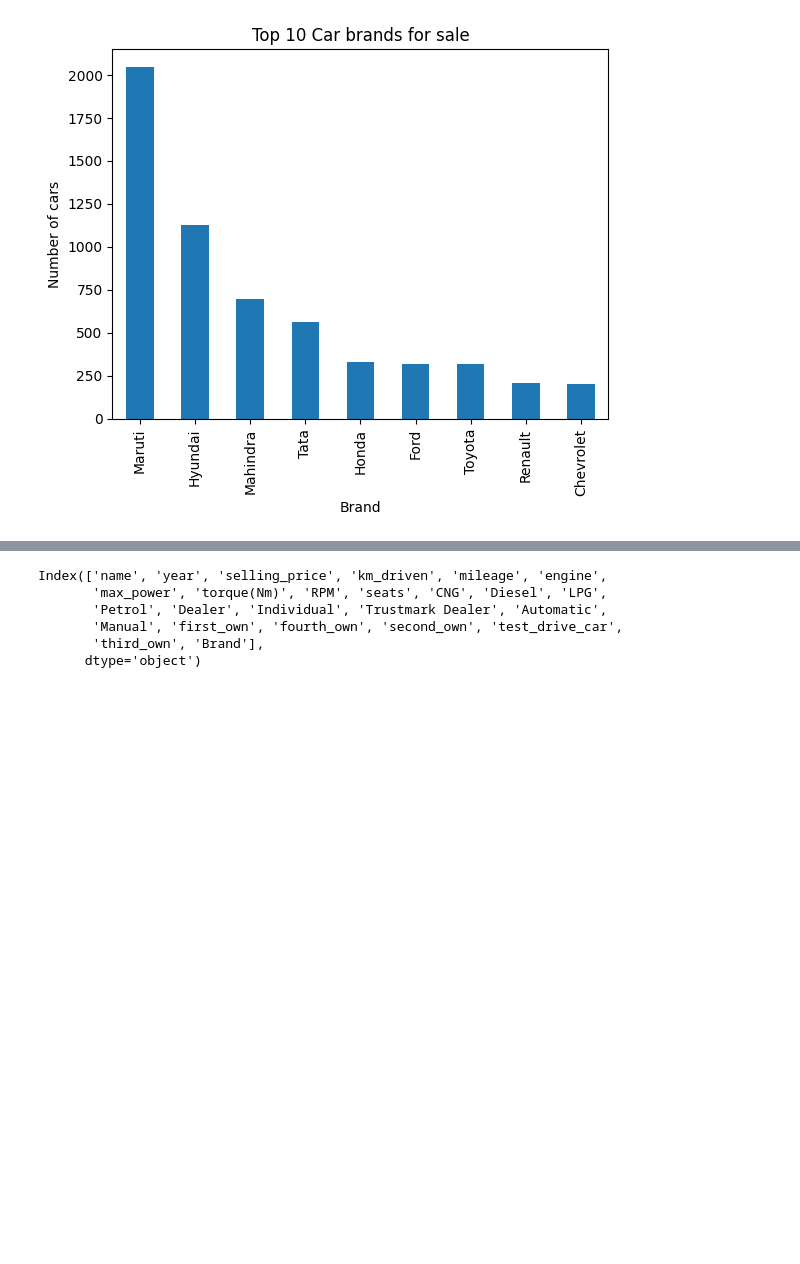
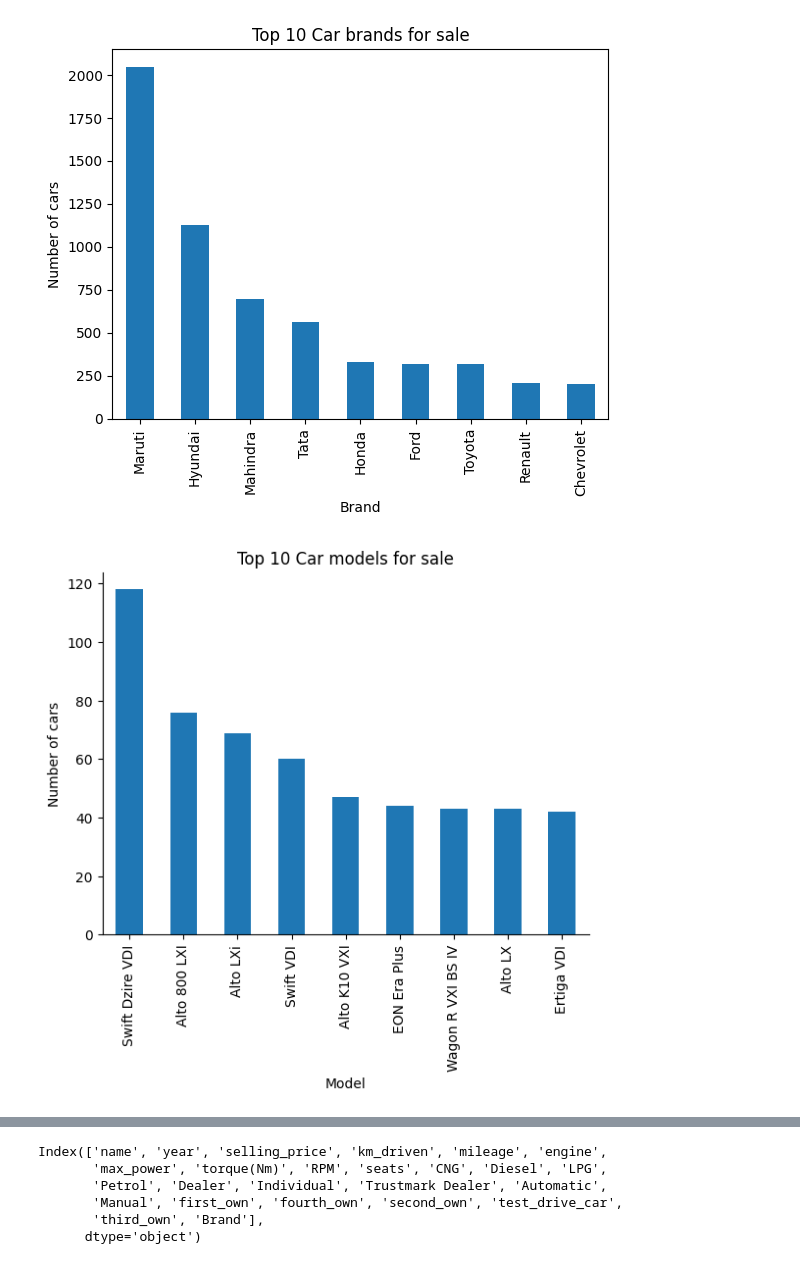
Before and after one commit to haverstein/CarDekho-Analysis, a Jupyter notebook: Copy_of_CarDekho_Analysis.ipynb, the cells around one changed output, grey strips where cells are left out. Cells and saved outputs as stored; diff of their text form; code cells hidden in the pictures; blank space fills up the shorter version.

```diff
--- a/Copy_of_CarDekho_Analysis.ipynb
+++ b/Copy_of_CarDekho_Analysis.ipynb
@@ -303,6 +285,13 @@ plt.title("Top 10 Car brands for sale")
 # %% [output]
 Text(0.5, 1.0, 'Top 10 Car brands for sale')
 [figure]
+# %%
+df.groupby('Model').count().name.sort_values(ascending=False)[0:9].plot.bar()
+plt.ylabel('Number of cars')
+plt.title("Top 10 Car models for sale")
+plt.gca().spines[['top', 'right',]].set_visible(False)
+# %% [output]
+[figure, added]
 # %%
 plt.figure(figsize=(7,5))
 df.groupby('Brand').mean().selling_price.sort_values(ascending=True)[-9:].plot.barh()
```
Also changed, not shown: parts of 10 cells of this notebook.
